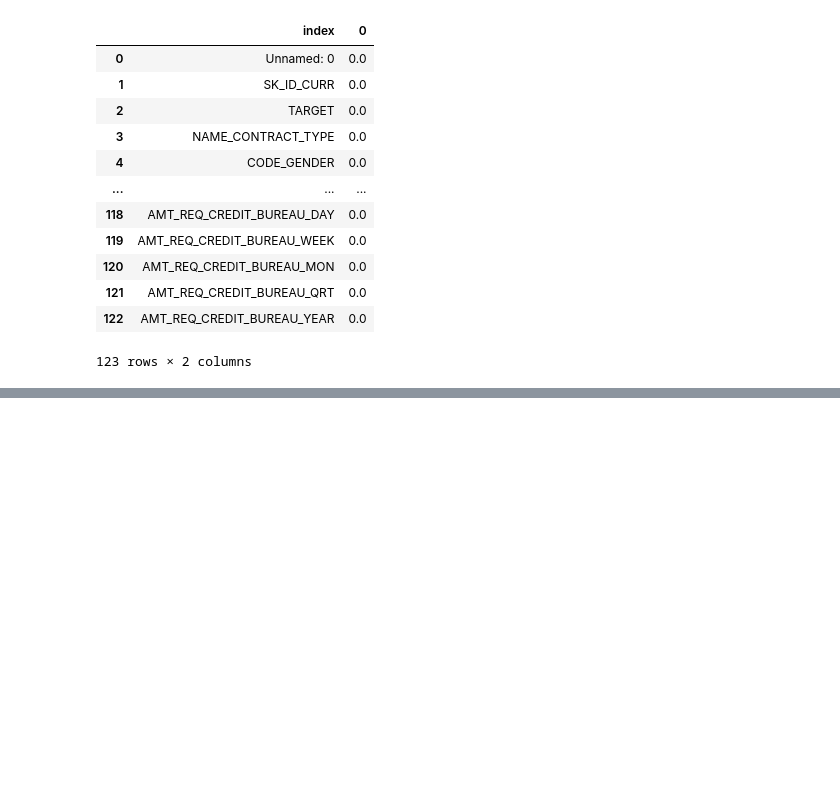
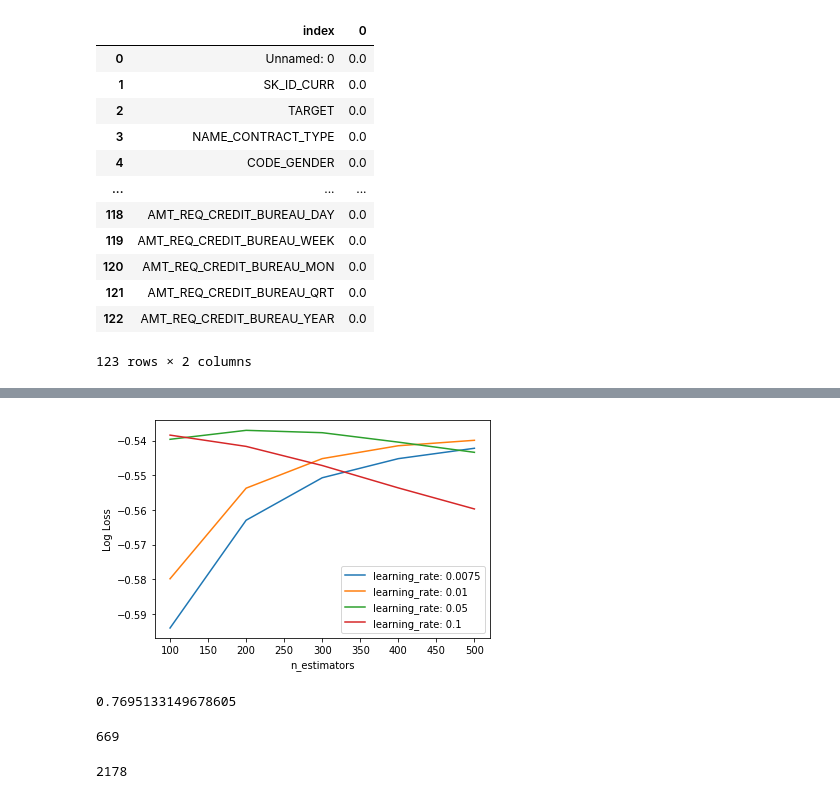
Before and after one commit to yadneshkhairnar194/Home-Credit-Default-Risk, a Jupyter notebook: Home_Credit_Default_Risk.ipynb, the cells around one changed output, grey strips where cells are left out. Saved outputs shown, nothing was run; the diff lists cells and outputs as text; code cells hidden in the pictures; blank space fills up the shorter version.

```diff
--- a/Home_Credit_Default_Risk.ipynb
+++ b/Home_Credit_Default_Risk.ipynb
@@ -258,0 +544,3 @@ To_do
+# %%
+y = new_DF.drop_duplicates().TARGET.values
+X = new_DF.drop_duplicates()[new_DF.columns[1:]].values
@@ -258,0 +550,20 @@ To_do
+# %%
+# encode string class values as integers
+label_encoded_y = LabelEncoder().fit_transform(y)
+# %%
+# grid search
+model = XGBClassifier()
+n_estimators = [100, 200, 300, 400, 500]
+learning_rate = [0.0075, 0.01, 0.05, 0.1]
+param_grid = dict(learning_rate=learning_rate, n_estimators=n_estimators)
+kfold = StratifiedKFold(n_splits=3, shuffle=True, random_state=7)
+grid_search = GridSearchCV(model, param_grid, scoring="neg_log_loss", n_jobs=-1, cv=kfold)
+grid_result = grid_search.fit(X, label_encoded_y)
+# %%
+# summarize results
+print("Best: %f using %s" % (grid_result.best_score_, grid_result.best_params_))
+means = grid_result.cv_results_['mean_test_score']
+stds = grid_result.cv_results_['std_test_score']
+params = grid_result.cv_results_['params']
+for mean, stdev, param in zip(means, stds, params):
+	print("%f (%f) with: %r" % (mean, stdev, param))
@@ -258,0 +588,11 @@ To_do
+# %%
+# plot results
+scores = np.array(means).reshape(len(learning_rate), len(n_estimators))
+for i, value in enumerate(learning_rate):
+    pyplot.plot(n_estimators, scores[i], label='learning_rate: ' + str(value))
+pyplot.legend()
+pyplot.xlabel('n_estimators')
+pyplot.ylabel('Log Loss')
+pyplot.savefig('n_estimators_vs_learning_rate.png')
+# %% [output]
+[figure, added]
@@ -258,0 +604,12 @@ To_do
+# %%
+accuracy
+# %% [output]
+0.7695133149678605
+# %%
+sum(y_test)
+# %% [output]
+669
+# %%
+len(y_test)
+# %% [output]
+2178
```
Also changed, not shown: parts of 27 cells of this notebook.
